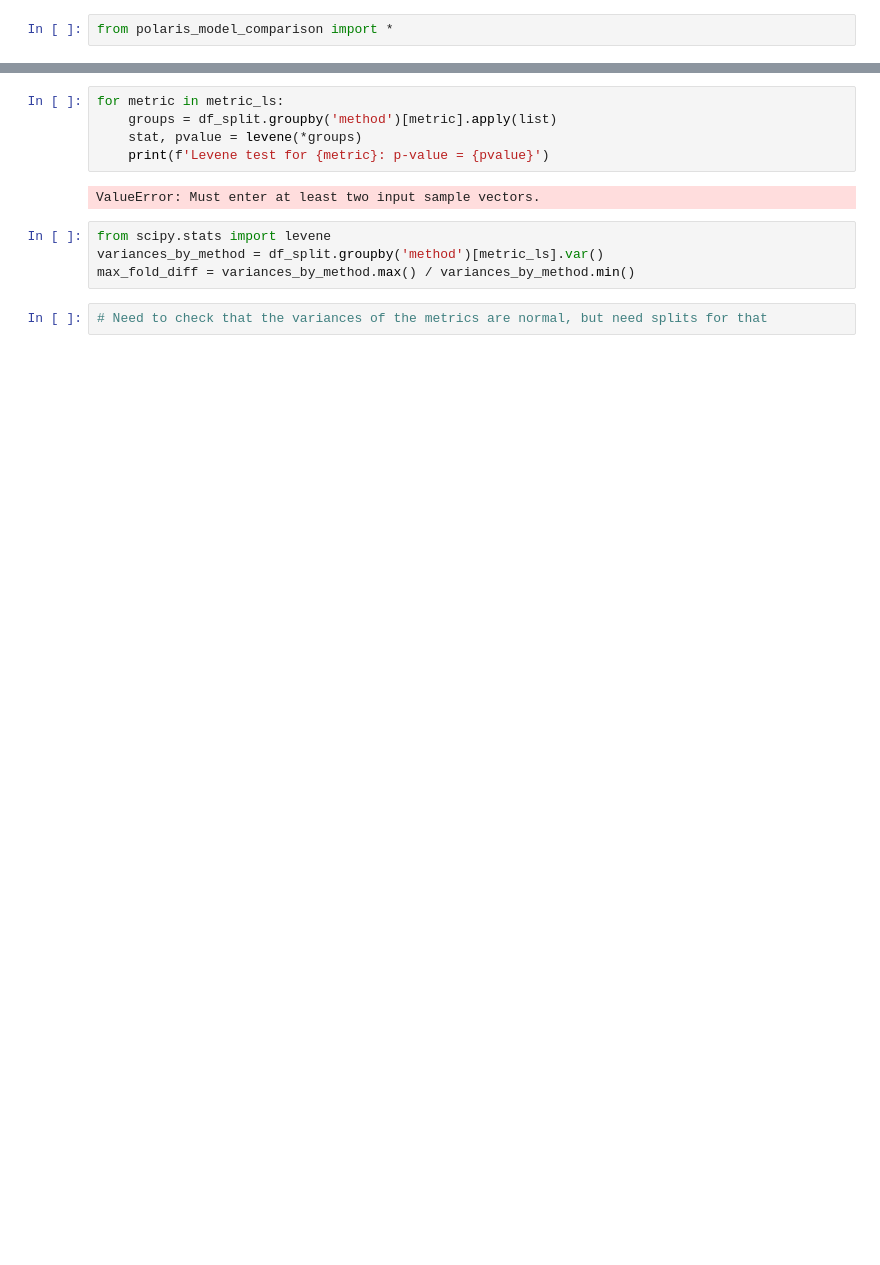
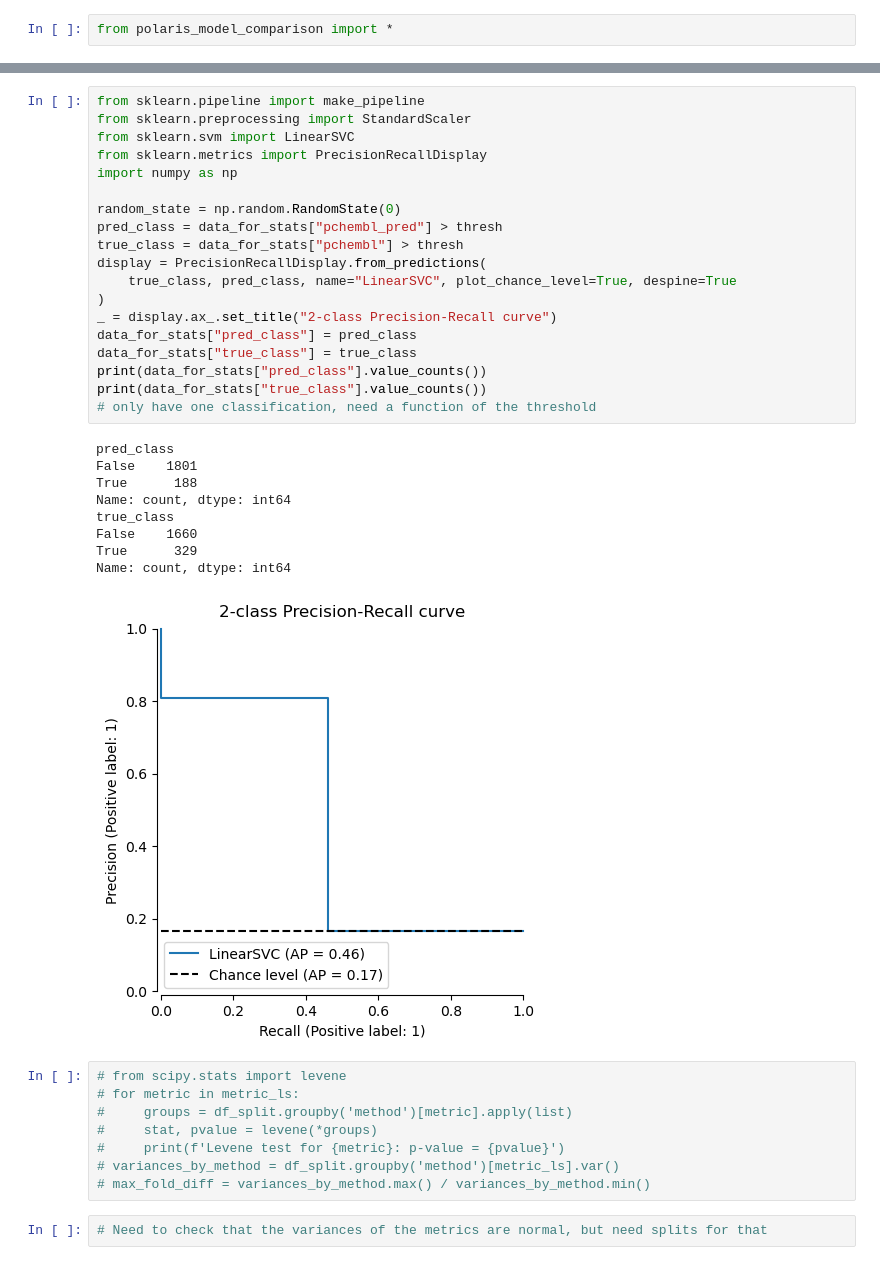
Before and after one commit to OpenADMET/openadmet-models, a Jupyter notebook: openadmet_models/notebooks/minimal_lgbm_regressor.ipynb, the cells around one changed output, grey strips where cells are left out. Drawn from its saved outputs; the diff is of its cells as text; blank space fills up the shorter version.

Commit message:
issues with imports

```diff
--- a/openadmet_models/notebooks/minimal_lgbm_regressor.ipynb
+++ b/openadmet_models/notebooks/minimal_lgbm_regressor.ipynb
@@ -167,14 +169,40 @@ metrics
 # %%
-for metric in metric_ls:
-    groups = df_split.groupby('method')[metric].apply(list)
-    stat, pvalue = levene(*groups)
-    print(f'Levene test for {metric}: p-value = {pvalue}')
+from sklearn.pipeline import make_pipeline
+from sklearn.preprocessing import StandardScaler
+from sklearn.svm import LinearSVC
+from sklearn.metrics import PrecisionRecallDisplay
+import numpy as np
+
+random_state = np.random.RandomState(0)
+pred_class = data_for_stats["pchembl_pred"] > thresh
+true_class = data_for_stats["pchembl"] > thresh
+display = PrecisionRecallDisplay.from_predictions(
+    true_class, pred_class, name="LinearSVC", plot_chance_level=True, despine=True
+)
+_ = display.ax_.set_title("2-class Precision-Recall curve")
+data_for_stats["pred_class"] = pred_class
+data_for_stats["true_class"] = true_class
+print(data_for_stats["pred_class"].value_counts())
+print(data_for_stats["true_class"].value_counts())
+# only have one classification, need a function of the threshold
 # %% [output]
-ValueError: Must enter at least two input sample vectors.
+pred_class
+False    1801
+True      188
+Name: count, dtype: int64
+true_class
+False    1660
+True      329
+Name: count, dtype: int64
+[figure, added]
 # %%
-from scipy.stats import levene
-variances_by_method = df_split.groupby('method')[metric_ls].var()
-max_fold_diff = variances_by_method.max() / variances_by_method.min()
+# from scipy.stats import levene
+# for metric in metric_ls:
+#     groups = df_split.groupby('method')[metric].apply(list)
+#     stat, pvalue = levene(*groups)
+#     print(f'Levene test for {metric}: p-value = {pvalue}')
+# variances_by_method = df_split.groupby('method')[metric_ls].var()
+# max_fold_diff = variances_by_method.max() / variances_by_method.min()
 # %%
 # Need to check that the variances of the metrics are normal, but need splits for that
 # %%
```
Also changed, not shown: parts of 6 cells of this notebook, 1 other file.
